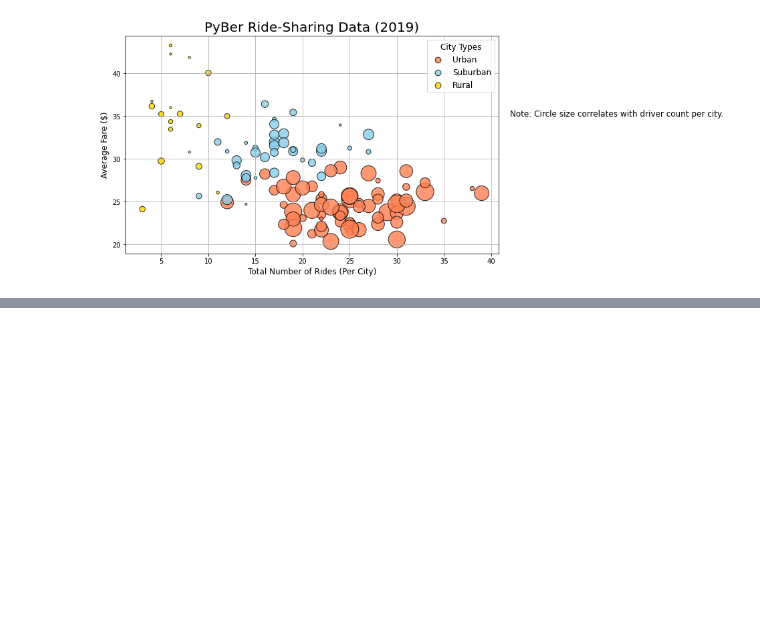
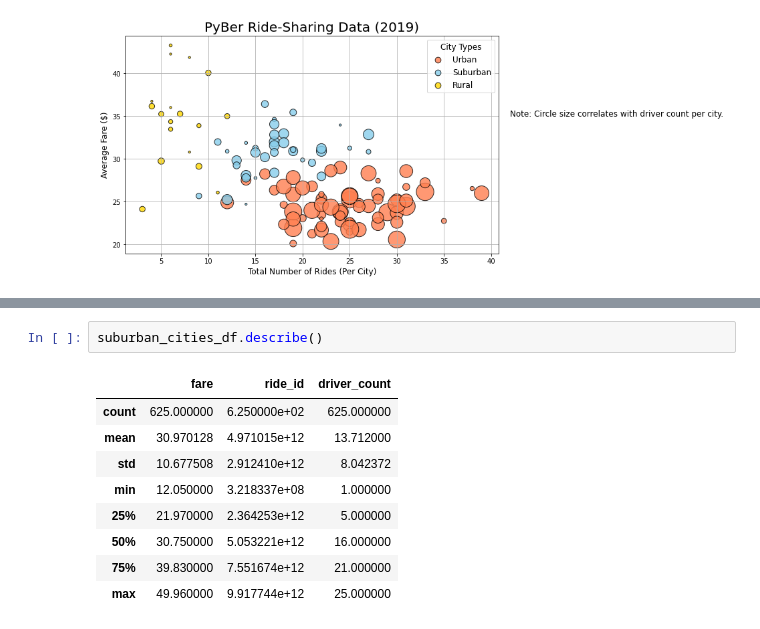
Before and after one commit to colombianguate/PyBer_Analysis, a Jupyter notebook: PyBer.ipynb, the cells around one changed output, grey strips where cells are left out. Cells and saved outputs as stored; diff of their text form; blank space fills up the shorter version.

```diff
--- a/PyBer.ipynb
+++ b/PyBer.ipynb
@@ -305,0 +319,12 @@ plt.show()
+# %%
+suburban_cities_df.describe()
+# %% [output]
+|  | fare | ride_id | driver_count |
+| count | 625.000000 | 6.250000e+02 | 625.000000 |
+| mean | 30.970128 | 4.971015e+12 | 13.712000 |
+| std | 10.677508 | 2.912410e+12 | 8.042372 |
+| min | 12.050000 | 3.218337e+08 | 1.000000 |
+| 25% | 21.970000 | 2.364253e+12 | 5.000000 |
+| 50% | 30.750000 | 5.053221e+12 | 16.000000 |
+| 75% | 39.830000 | 7.551674e+12 | 21.000000 |
+| max | 49.960000 | 9.917744e+12 | 25.000000 |
```
Also changed, not shown: parts of 12 cells of this notebook.
